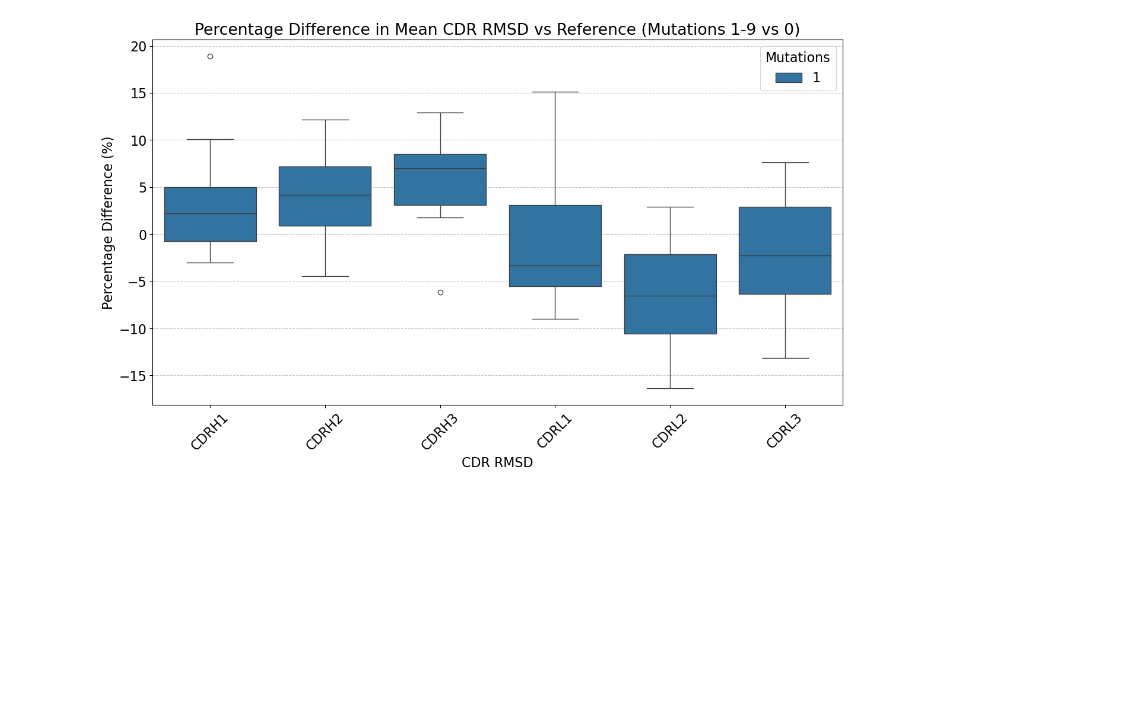
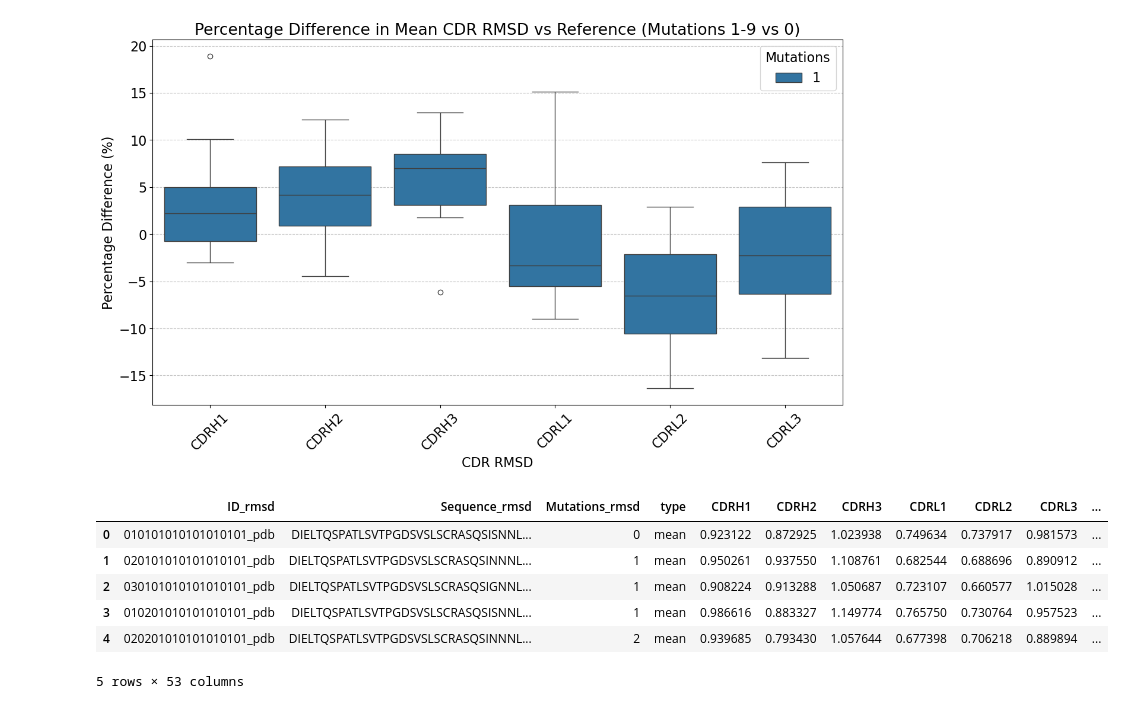
Before and after one commit to fspoendlin/ABB4, a Jupyter notebook: data_analysis.ipynb, the cells around one changed output. Cells and saved outputs as stored; diff of their text form; code cells hidden in the pictures; blank space fills up the shorter version.

```diff
--- a/data_analysis.ipynb
+++ b/data_analysis.ipynb
@@ -330,68 +330,29 @@ plt.show()
 [figure]
 # %%
 # Load mutation annotations and harmonize IDs (notebook IDs have '_pdb' suffix).
-ann = pd.read_csv("/ceph/opig-shared/users/haque/DPhil/ABB4/ABB4/weizmann_with_mutation_annotations.csv")
+ann = pd.read_csv(
+    "./weizmann_with_mutation_annotations.csv",
+    dtype={"ID": "string"},
+)
 
 rmsd_mean = rmsd[rmsd["type"] == "mean"].copy()
 rmsd_mean["ID_base"] = rmsd_mean["ID"].astype(str).str.replace("_pdb$", "", regex=True)
 
 ann = ann.copy()
 ann["ID_base"] = ann["ID"].astype(str)
 
 merged = rmsd_mean.merge(
     ann,
     on="ID_base",
     how="left",
     suffixes=("_rmsd", "_ann"),
 )
-
-# Build CDR matrix for WT (Mutations=0) + all Mutations=1 IDs.
-cdr_cols = sorted([c for c in rmsd_mean.columns if c.startswith("CDR")])
-wt_rows = merged[merged["Mutations"] == 0].copy()
-mut1_rows = merged[merged["Mutations"] == 1].copy()
-
-if wt_rows.empty:
-    raise ValueError("No WT row found (Mutations == 0) in RMSD mean data.")
-
-# Keep one WT reference row at the top, then all mutation=1 rows.
-wt_row = wt_rows.iloc[[0]].copy()
-wt_row["plot_label"] = "WT (Mutations=0)"
-mut1_rows["plot_label"] = mut1_rows["ID"].astype(str)
-
-plot_rows = pd.concat([wt_row, mut1_rows], ignore_index=True)
-
-heatmap_df = plot_rows.set_index("plot_label")[cdr_cols]
-
-plt.figure(figsize=(14, max(6, 0.35 * len(heatmap_df))))
-sns.heatmap(
-    heatmap_df,
-    cmap="viridis",
-    annot=True,
-    fmt=".2f",
-    linewidths=0.4,
-    cbar_kws={"label": "Mean RMSD"},
-)
-plt.title("CDR Mean RMSD Map: WT + All IDs with 1 Mutation")
-plt.xlabel("CDRs")
-plt.ylabel("Sequences (WT at top)")
-plt.tight_layout()
-plt.show()
-
-# Correlation across CDRs for only mutation=1 IDs.
-corr_mut1 = mut1_rows[cdr_cols].corr()
-plt.figure(figsize=(9, 7))
-sns.heatmap(
-    corr_mut1,
-    cmap="coolwarm",
-    vmin=-1,
-    vmax=1,
-    annot=True,
-    fmt=".2f",
-    linewidths=0.4,
-    cbar_kws={"label": "Pearson r"},
-)
-plt.title("Correlation of CDR Flexibility Across Mutation=1 IDs")
-plt.tight_layout()
-plt.show()
-
-print(f"Plotted {len(mut1_rows)} mutation=1 IDs plus 1 WT row.")
+merged.head()
+# %% [output]
+|  | ID_rmsd | Sequence_rmsd | Mutations_rmsd | type | CDRH1 | CDRH2 | CDRH3 | CDRL1 | CDRL2 | CDRL3 | ... |
+| 0 | 010101010101010101_pdb | DIELTQSPATLSVTPGDSVSLSCRASQSISNNL... | 0 | mean | 0.923122 | 0.872925 | 1.023938 | 0.749634 | 0.737917 | 0.981573 | ... |
+| 1 | 020101010101010101_pdb | DIELTQSPATLSVTPGDSVSLSCRASQSINNNL... | 1 | mean | 0.950261 | 0.937550 | 1.108761 | 0.682544 | 0.688696 | 0.890912 | ... |
+| 2 | 030101010101010101_pdb | DIELTQSPATLSVTPGDSVSLSCRASQSIGNNL... | 1 | mean | 0.908224 | 0.913288 | 1.050687 | 0.723107 | 0.660577 | 1.015028 | ... |
+| 3 | 010201010101010101_pdb | DIELTQSPATLSVTPGDSVSLSCRASQSISNNL... | 1 | mean | 0.986616 | 0.883327 | 1.149774 | 0.765750 | 0.730764 | 0.957523 | ... |
+| 4 | 020201010101010101_pdb | DIELTQSPATLSVTPGDSVSLSCRASQSINNNL... | 2 | mean | 0.939685 | 0.793430 | 1.057644 | 0.677398 | 0.706218 | 0.889894 | ... |
+5 rows × 53 columns
```
Also changed, not shown: parts of 6 cells of this notebook.
